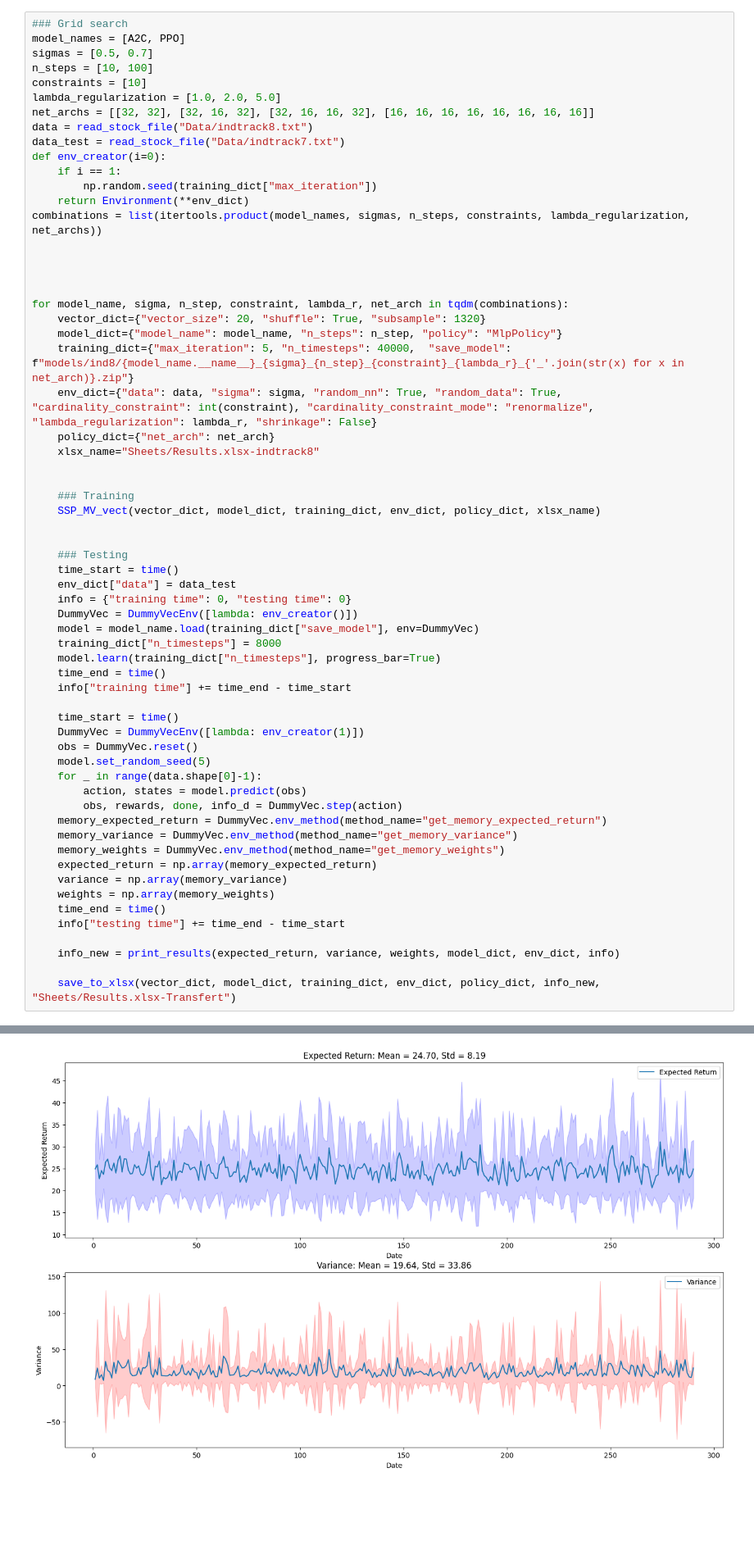
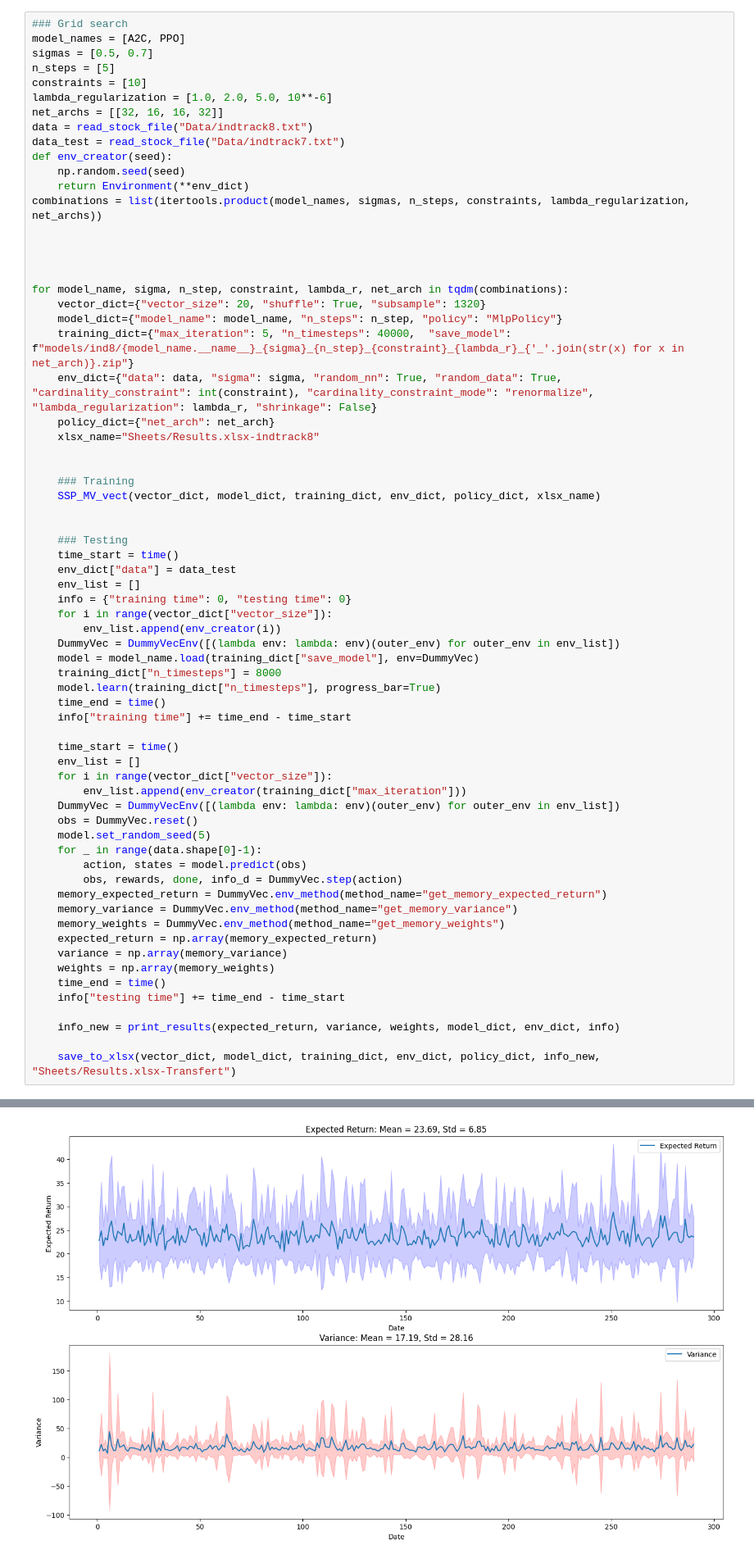
Before and after one commit to TAN-Victor/Stage_SPP, a Jupyter notebook: SSP-MV-Vect.ipynb, the cells around one changed output, grey strips where cells are left out. Shown at 82% size. Drawn from its saved outputs; the diff is of its cells as text; blank space fills up the shorter version.

```diff
--- a/SSP-MV-Vect.ipynb
+++ b/SSP-MV-Vect.ipynb
@@ -111,15 +111,14 @@ Values don't exist. Adding values.
 ### Grid search
 model_names = [A2C, PPO]
 sigmas = [0.5, 0.7]
-n_steps = [10, 100]
+n_steps = [5]
 constraints = [10]
-lambda_regularization = [1.0, 2.0, 5.0]
-net_archs = [[32, 32], [32, 16, 32], [32, 16, 16, 32], [16, 16, 16, 16, 16, 16, 16, 16]]
+lambda_regularization = [1.0, 2.0, 5.0, 10**-6]
+net_archs = [[32, 16, 16, 32]]
 data = read_stock_file("Data/indtrack8.txt")
 data_test = read_stock_file("Data/indtrack7.txt")
-def env_creator(i=0):
-    if i == 1:
-        np.random.seed(training_dict["max_iteration"])
+def env_creator(seed):
+    np.random.seed(seed)
     return Environment(**env_dict)
 combinations = list(itertools.product(model_names, sigmas, n_steps, constraints, lambda_regularization, net_archs))
 
@@ -142,8 +141,11 @@ for model_name, sigma, n_step, constraint, lambda_r, net_arch in tqdm(combinatio
     ### Testing
     time_start = time()
     env_dict["data"] = data_test
+    env_list = []
     info = {"training time": 0, "testing time": 0}
-    DummyVec = DummyVecEnv([lambda: env_creator()])
+    for i in range(vector_dict["vector_size"]):
+        env_list.append(env_creator(i))
+    DummyVec = DummyVecEnv([(lambda env: lambda: env)(outer_env) for outer_env in env_list])
     model = model_name.load(training_dict["save_model"], env=DummyVec)
     training_dict["n_timesteps"] = 8000
     model.learn(training_dict["n_timesteps"], progress_bar=True)
@@ -151,7 +153,10 @@ for model_name, sigma, n_step, constraint, lambda_r, net_arch in tqdm(combinatio
     info["training time"] += time_end - time_start
 
     time_start = time()
-    DummyVec = DummyVecEnv([lambda: env_creator(1)])
+    env_list = []
+    for i in range(vector_dict["vector_size"]):
+        env_list.append(env_creator(training_dict["max_iteration"]))
+    DummyVec = DummyVecEnv([(lambda env: lambda: env)(outer_env) for outer_env in env_list])
     obs = DummyVec.reset()
     model.set_random_seed(5)
     for _ in range(data.shape[0]-1):
@@ -180,2 +185,2 @@ Training time: 1839.862 seconds.
-[figure, old version]
+[figure, new version]
 ### Results for <class 'stable_baselines3.a2c.a2c.A2C'>
```
Also changed, not shown: parts of 1 cell of this notebook, 10 other files.
